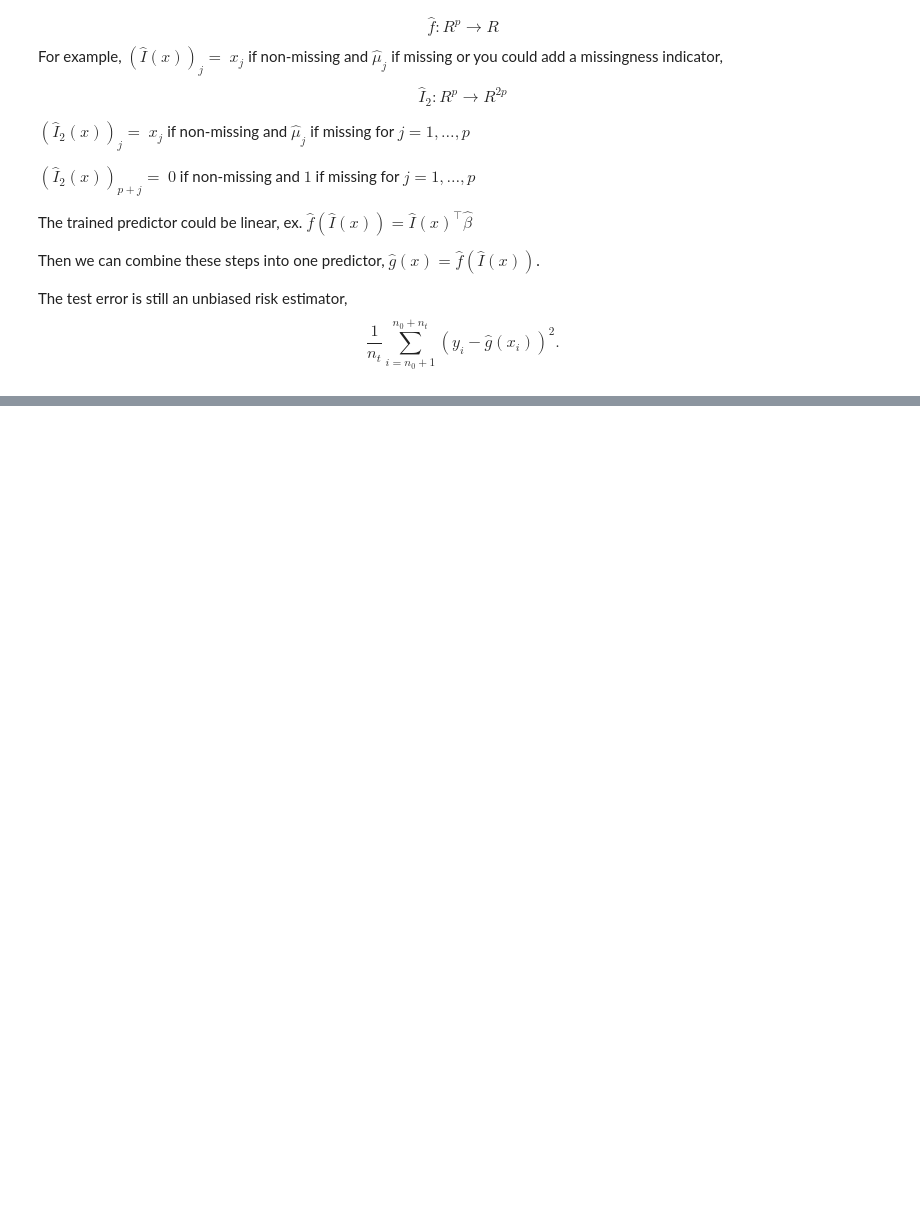
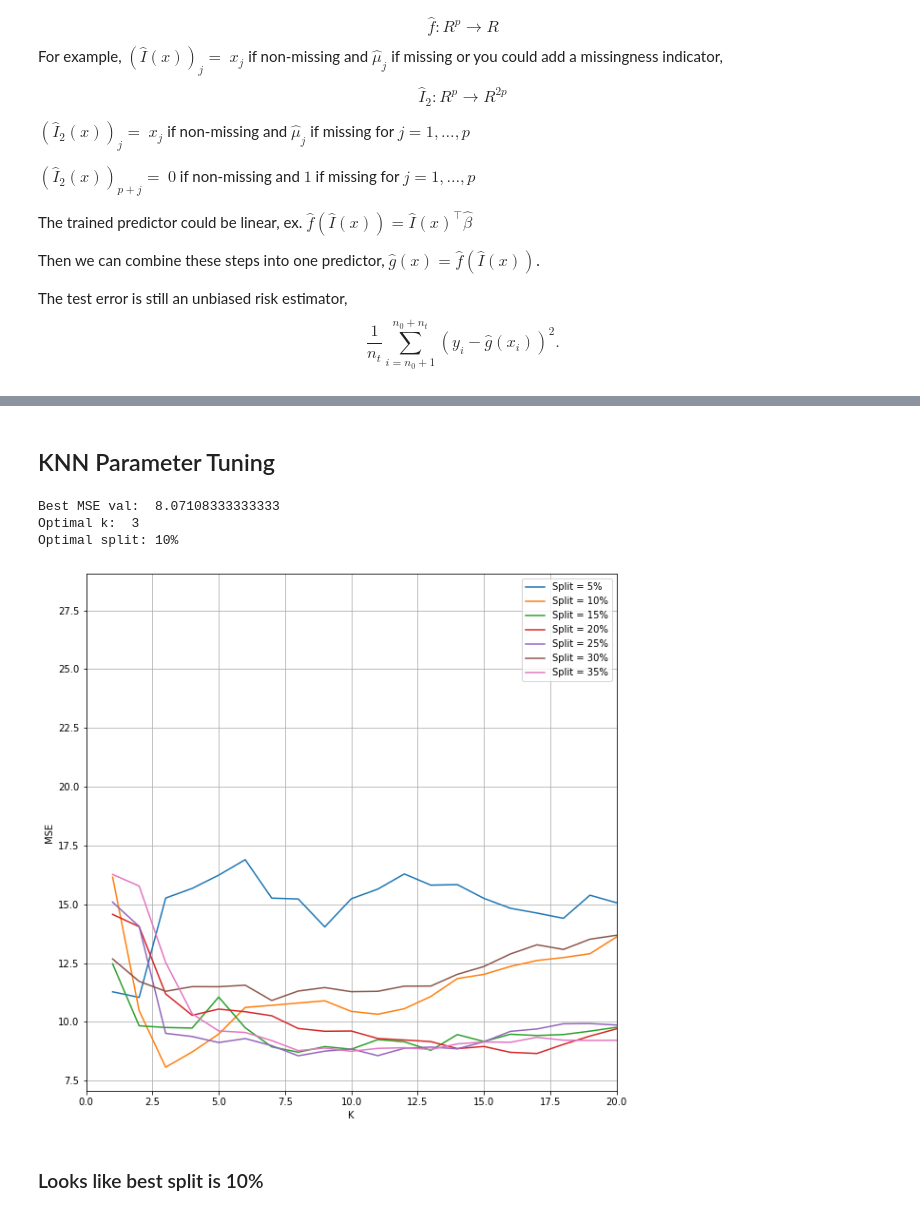
Before and after one commit to DylanShadduckUCD/STA208, a Jupyter notebook: hw1/hw1.ipynb, the cells around one changed output, grey strips where cells are left out. Drawn from its saved outputs; the diff is of its cells as text; code cells hidden in the pictures; blank space fills up the shorter version.

```diff
--- a/hw1/hw1.ipynb
+++ b/hw1/hw1.ipynb
@@ -232,3 +241,11 @@ $\hat g(x) = \hat f (\hat I (x))$.
 
 The test error is still an unbiased risk estimator,
 $$\frac{1}{n_t} \sum_{i=n_0+1}^{n_0+n_t} (y_i - \hat g(x_i))^2.$$
+# %%
+# I think the simplest method will be to drop any rows that have an na value in them
+print(data_mat.shape)
+print(data_mat.isna().sum())
+data_mat = data_mat.dropna(axis=0)
+
+# no more na values in our dataset
+print(data_mat.isna().sum())
@@ -234,0 +272,70 @@ $$\frac{1}{n_t} \sum_{i=n_0+1}^{n_0+n_t} (y_i - \hat g(x_i))^2.$$
+# %%
+# Split data_mat into x and y variables
+y = data_mat["Y"]
+X = data_mat.drop(columns=["Y"])
+# %% [markdown]
+## KNN Parameter Tuning
+# %%
+k_array = np.arange(1, 100, 1)
+test_split = np.arange(0.05, 0.40, 0.05)
+
+# Creating a figure for the various test sizes and k values
+plt.figure(figsize=(10,10))
+
+min_mse = 0
+best_k = 0
+best_split = 0
+
+for split in test_split:
+    # Split x and y into training and test sets
+    X_train,  X_test, y_train, y_test = train_test_split(X,y, test_size=split)
+
+    # Scale our data
+    scaler = preprocessing.StandardScaler()
+    X_train = scaler.fit_transform(X_train)
+    X_test = scaler.transform(X_test)
+
+    # Keep track of our mse for different values of k
+    mse_val = []
+
+    for k in k_array:
+
+        knn = neighbors.KNeighborsRegressor(n_neighbors=k)
+        knn.fit(X_train, y_train)
+        y_pred = knn.predict(X_test)
+
+        # mse
+        mse_val.append(((y_pred - y_test)**2).mean())
+
+
+    plt.plot(k_array, mse_val, label="Split = {:.0f}%".format(100*split))
+
+    if min_mse == 0:
+        min_mse = min(mse_val)
+        best_k = k_array[np.argwhere(np.array(mse_val) == min_mse)[0][0]]
+        best_split = split
+    else:
+        if min_mse > min(mse_val):
+            min_mse = min(mse_val)
+            index = np.argwhere(np.array(mse_val) == min_mse)[0][0]
+            best_k = k_array[index]
+            best_split = split
+
+# Print out the best mse value and its corresponding k and split values
+print("Best MSE val: ", min_mse)
+print("Optimal k: ", best_k)
+print("Optimal split: {:.0f}%".format(100*best_split))
+
+plt.xlabel("K")
+plt.ylabel("MSE")
+plt.grid(True)
+plt.legend()
+plt.xlim([0,20])
+plt.show()
+# %% [output]
+Best MSE val:  8.07108333333333
+Optimal k:  3
+Optimal split: 10%
+[figure, added]
+# %% [markdown]
+### Looks like best split is 10%
```
Also changed, not shown: parts of 23 cells of this notebook, 1 other file.
